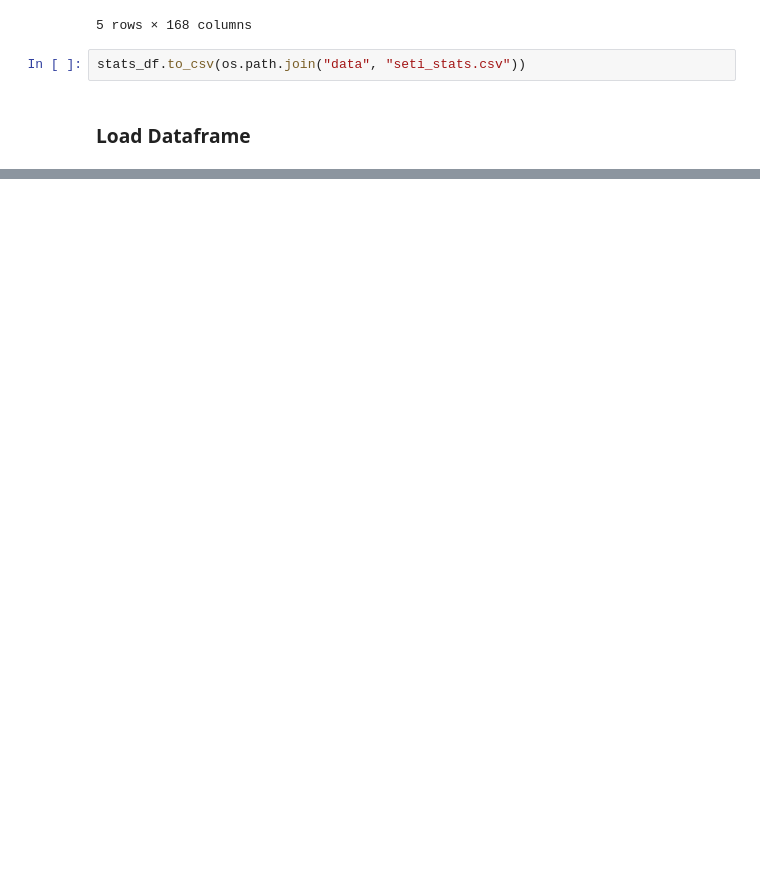
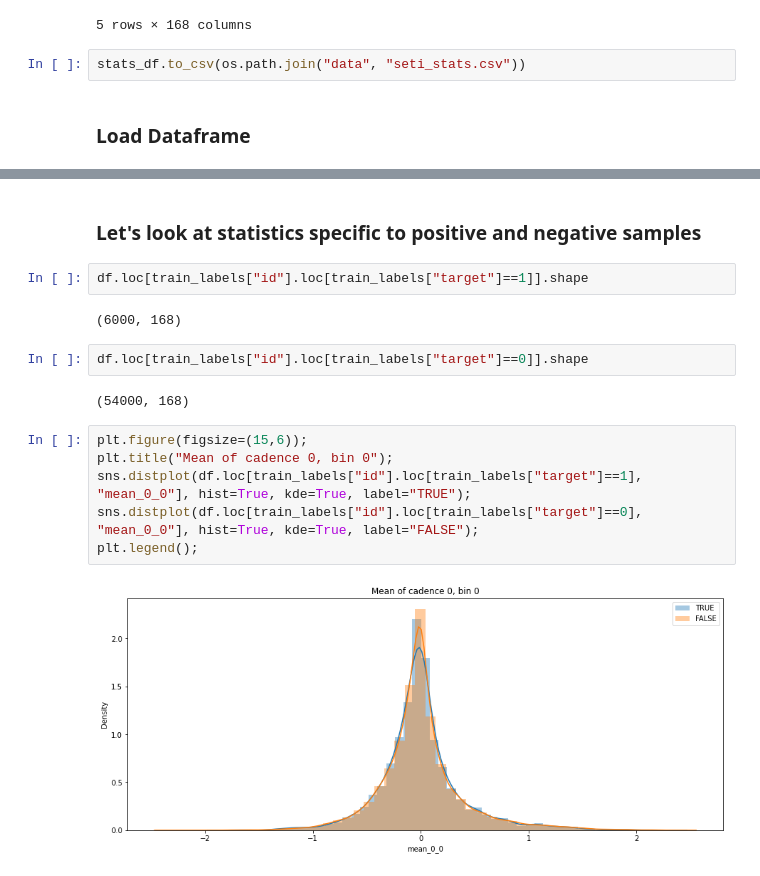
Before and after one commit to dpmcgonigle/kaggle-competitions, a Jupyter notebook: seti/notebooks/seti_eda.ipynb, the cells around one changed output, grey strips where cells are left out. Cells and saved outputs as stored; diff of their text form; blank space fills up the shorter version.

```diff
--- a/seti/notebooks/seti_eda.ipynb
+++ b/seti/notebooks/seti_eda.ipynb
@@ -277,0 +289,18 @@ df.shape
+# %% [markdown]
+### Let's look at statistics specific to positive and negative samples
+# %%
+df.loc[train_labels["id"].loc[train_labels["target"]==1]].shape
+# %% [output]
+(6000, 168)
+# %%
+df.loc[train_labels["id"].loc[train_labels["target"]==0]].shape
+# %% [output]
+(54000, 168)
+# %%
+plt.figure(figsize=(15,6));
+plt.title("Mean of cadence 0, bin 0");
+sns.distplot(df.loc[train_labels["id"].loc[train_labels["target"]==1], "mean_0_0"], hist=True, kde=True, label="TRUE");
+sns.distplot(df.loc[train_labels["id"].loc[train_labels["target"]==0], "mean_0_0"], hist=True, kde=True, label="FALSE");
+plt.legend();
+# %% [output]
+[figure, added]
```
Also changed, not shown: parts of 3 cells of this notebook, 2 other files.
